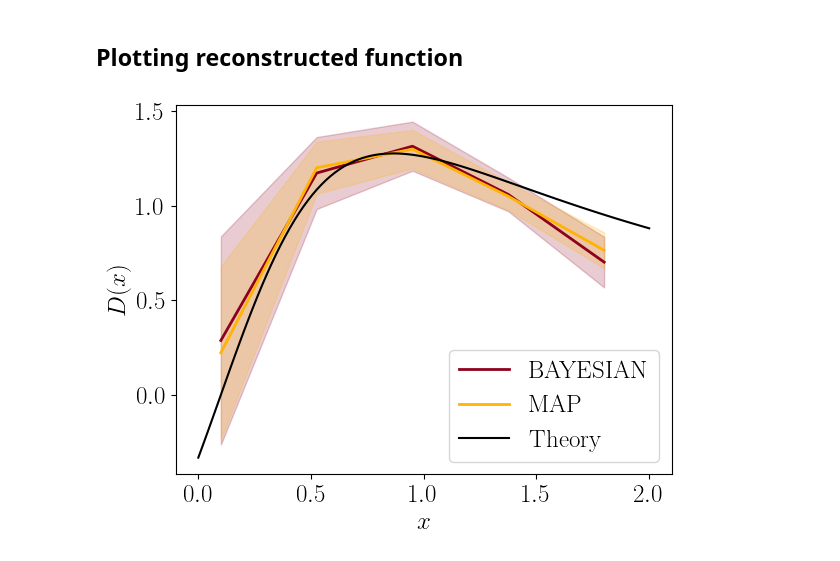
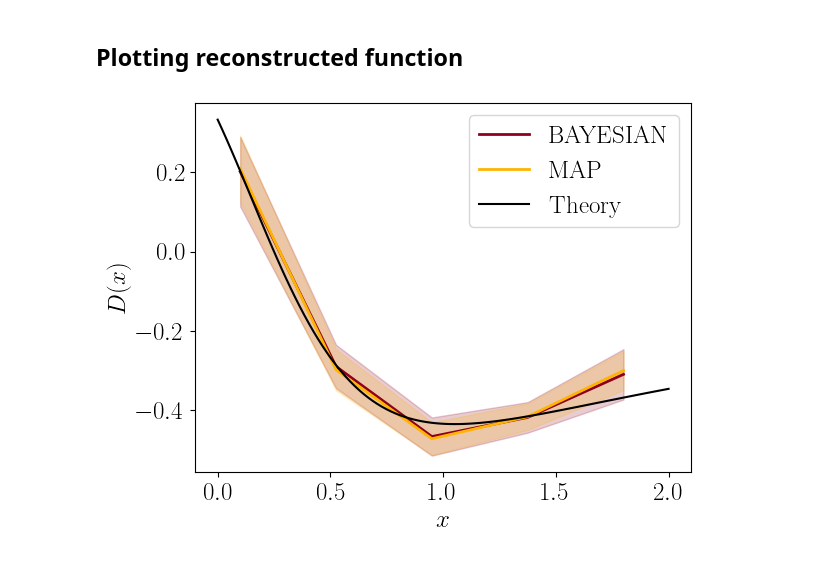
Before and after one commit to matmartinelli/CoRe, a Jupyter notebook: Example_derived_reconstruction.ipynb, the cells around one changed output. Cells and saved outputs as stored; diff of their text form; code cells hidden in the pictures.

Commit message:
added notebook for reconstruction

```diff
--- a/Example_derived_reconstruction.ipynb
+++ b/Example_derived_reconstruction.ipynb
@@ -128,19 +175,19 @@ for ind,deriv in enumerate(possible_derivatives):
     if ind == 0:
         i = 0
         j = 0
-        label = y_label
+        label = y_label_func1
     elif ind == 1:
         i = 0
         j = 1
-        label = r'$\int$ d'+x_label+''+y_label
+        label = r'$\int$ d'+x_label+''+y_label_func1
     elif ind == 2:
         i = 1
         j = 0
-        label = r'd'+y_label+'/d'+x_label
+        label = r'd'+y_label_func1+'/d'+x_label
     elif ind == 3:
         i = 1
         j = 1
-        label = r'd$^2$'+y_label+'/d'+x_label+r'$^2$'
+        label = r'd$^2$'+y_label_func1+'/d'+x_label+r'$^2$'
 
     for method in methods:
         df = allmeans[allmeans['Method']==method]
@@ -149,10 +196,9 @@ for ind,deriv in enumerate(possible_derivatives):
         sb.lineplot(allmeans,x='x',y=deriv,ax=axes[i,j],hue='Method')
     else:
         sb.lineplot(allmeans,x='x',y=deriv,ax=axes[i,j],hue='Method',legend=0)
-    if theory_model != None:
-        axes[i,j].plot(xplot,theory_model(xplot)[deriv],color='black')
+    axes[i,j].plot(xplot,theory_model_func1(xplot)[deriv],color='black')
     if deriv == 'f':
-        axes[i,j].errorbar(dataset['x'],dataset[deriv],yerr=dataset[deriv+'_err'],color='black',ls='',marker='*')
+        axes[i,j].errorbar(dataset_func1['x'],dataset_func1[deriv],yerr=dataset_func1[deriv+'_err'],color='black',ls='',marker='*')
     axes[i,j].set_xlabel(x_label)
     axes[i,j].set_ylabel(label)
 # %% [output]
@@ -159,0 +210,18 @@ for ind,deriv in enumerate(possible_derivatives):
+# %%
+gp = GPCalculator(dataset_func2,covmat_func2,kernel_type=kernel)
+# %%
+covmats = []
+meandf = []
+for method in methods:
+    tini = time()
+    means, joint_cov, lml, info = gp.reconstruct(x_recon,method=method,n_samples=100)
+    means['Method'] = method
+    covmats.append(joint_cov)
+    meandf.append(means)
+
+    all_reconstructions[method]['gx'] = {'means': means,
+                                         'covmat': joint_cov}
+
+    print('GP ({}) done in {:.2f} s'.format(method,time()-tini))
+
+allmeans = pd.concat(meandf,ignore_index=True)
@@ -171,14 +279,14 @@ from Reconstruction.reconstructor import DerivedFunction
 results = {}
 for ind,method in enumerate(methods):
 
-    df = allmeans[allmeans['Method']==method].reset_index(drop=True)
-    joint_cov = covmats[ind]
+    recon_dict = {k: v['means'] for k,v in all_reconstructions[method].items()}
+    cov_dict   = {k: v['covmat'] for k,v in all_reconstructions[method].items()}
 
-    reconstructor = DerivedFunction(df,joint_cov,sampler='Nautilus',run_options='poor',chatty=True)
+    reconstructor = DerivedFunction(recon_dict,cov_dict,sampler='Nautilus',run_options='poor',chatty=True)
 
-    derived_logic = lambda f,d1: d1/f
+    derived_logic = lambda fx_f,gx_d1: gx_d1/fx_f
     derived_name  = 'D'
 
-    results[method] = {'sample': reconstructor.run(derived_logic,derived_name,sigma_width=3),
+    results[method] = {'sample': reconstructor.run(derived_logic,derived_name,sigma_width=5),
                        'color': colors[ind]}
 # %% [output]
@@ -262,15 +370,15 @@ for method in methods:
 # %%
 xplot = np.linspace(xmin,xmax,100)
 
 plt.figure()
 for method in methods:
     reconstruction = results[method]['reconstruction']
     plt.fill_between(reconstruction['x'],reconstruction['value']+reconstruction['error'],
                      reconstruction['value']-reconstruction['error'],alpha=0.2,color=results[method]['color'])
     plt.plot(reconstruction['x'],reconstruction['value'],lw=2,color=results[method]['color'],label=method)
-plt.plot(xplot,theory_model(xplot)['d1']/theory_model(xplot)['f'],color='black',label='Theory')
+plt.plot(xplot,theory_model_func2(xplot)['d1']/theory_model_func1(xplot)['f'],color='black',label='Theory')
 plt.xlabel(x_label)
 plt.ylabel(r'$D(x)$')
 plt.legend(loc='best');
 # %% [output]
-[figure, old version]
+[figure, new version]
```
Also changed, not shown: parts of 34 cells of this notebook.
